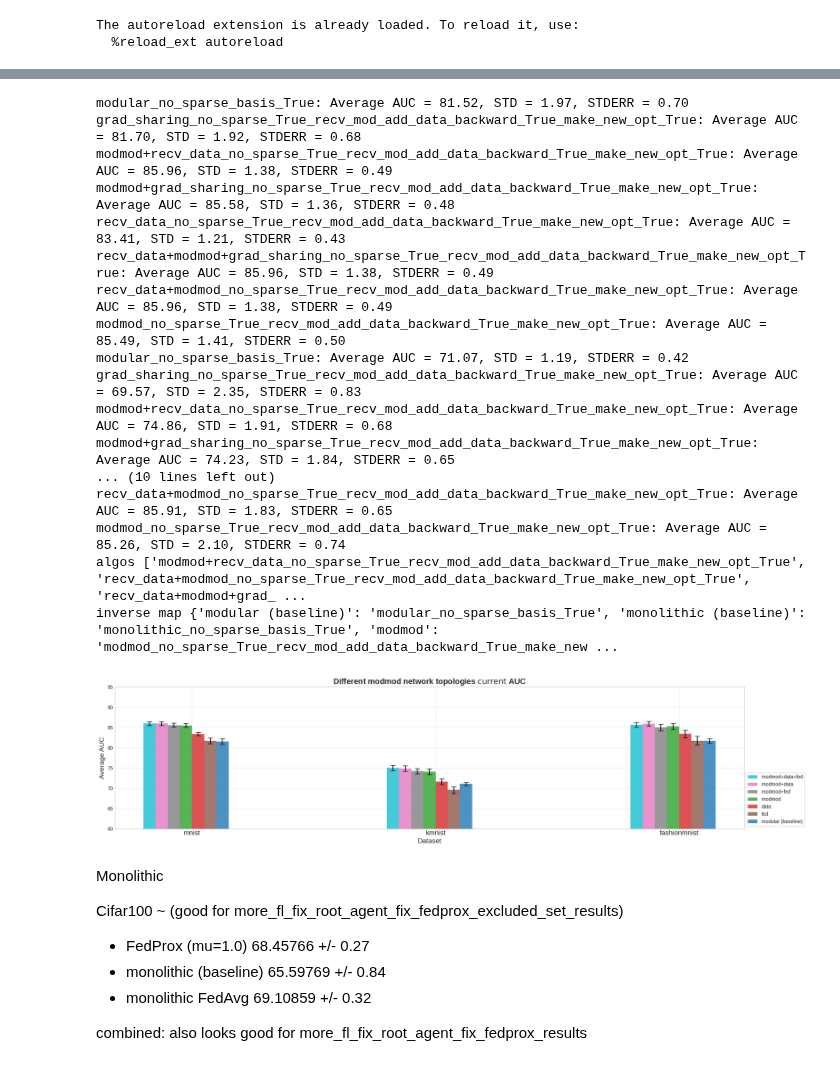
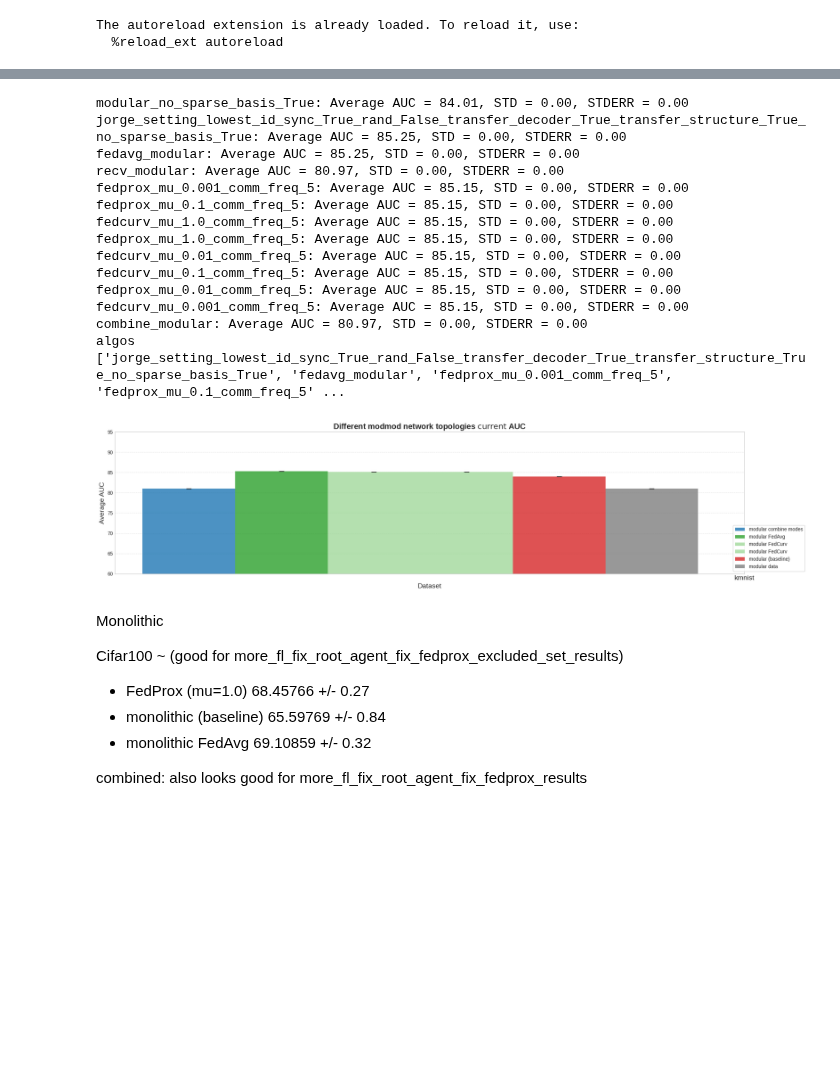
Before and after one commit to vlongle/learning-hive, a Jupyter notebook: plot_learning_curve.ipynb, the cells around one changed output, grey strips where cells are left out. Cells and saved outputs as stored; diff of their text form; code cells hidden in the pictures; blank space fills up the shorter version.

```diff
--- a/plot_learning_curve.ipynb
+++ b/plot_learning_curve.ipynb
@@ -53,8 +53,8 @@ def format_df_for_table(data_seed_aucs):
 # choices = ["all_avg", "modular_ablation", "modular", "monolithic", "modmod_budget", "fedavg_monolithic_budget" "fedavg_modular_budget" "recv_modular" "recv_monolithic"
 # "modmod_topology" "fedavg_modular_topology" "fedavg_monolithic_topology"]
 # what_to_plot = "all_avg"
-# what_to_plot = "modular"
-what_to_plot = "combine_modes_modular"
+what_to_plot = "modular"
+# what_to_plot = "combine_modes_modular"
 # what_to_plot = "modular_ablation"
 # what_to_plot = "monolithic"
 # what_to_plot = "recv_modular"
@@ -76,7 +76,7 @@ what_to_plot = "combine_modes_modular"
 datasets = ["mnist", "kmnist", "fashionmnist", "combined", "cifar100"]
 # datasets = ["combined"]
 datasets = ["mnist", "kmnist", "fashionmnist"]
-# datasets = ["kmnist"]
+datasets = ["kmnist"]
 # datasets = ["mnist"]
 # datasets = ["mnist", "kmnist"]
 # datasets = ["mnist", "combined"]
@@ -102,12 +102,13 @@ metric='test_acc'
 
 
 
-# seeds = [0]
 # tasks = [5]
 # tasks = [4]
 # tasks = [4]
 # tasks = [3,4]
 # agent_ids = ['agent_5']
+tasks=[3]
+seeds = [0]
 
 
 num_tryout_epochs = 20
@@ -389,8 +371,8 @@ remap_name = {
             # "jorge_setting_lowest_id_sync_False_rand_False_transfer_decoder_False_transfer_structure_True_no_sparse_basis_True": "transfer modules + structure (no sync)",
             #  "jorge_setting_lowest_id_sync_False_rand_False_transfer_decoder_True_transfer_structure_True_no_sparse_basis_True": "transfer modules + structure + decoder (no sync)",
 
-            #  "recv_modular": "modular data",
-            #  "fedavg_modular": "modular FedAvg",
+             "recv_modular": "modular data",
+             "fedavg_modular": "modular FedAvg",
 
 
 
@@ -398,8 +380,8 @@ remap_name = {
             # "fedavg_monolithic": "monolithic FedAvg",
 
 
-            # "combine_modular": "modular combine modes",
-            # "combine_monolithic": "monolithic combine modes",
+            "combine_modular": "modular combine modes",
+            "combine_monolithic": "monolithic combine modes",
 
             # 'tryout_epochs_20_max_modules_3_num_shared_modules_1_jorge_setting_lowest_task_id_wins_modmod_test_sync_base_True_opt_with_random_False_frozen_False_transfer_decoder_True_transfer_structure_True_no_sparse_basis_True': 'modmod (k=1)',
             # 'tryout_epochs_20_max_modules_3_num_shared_modules_2_jorge_setting_lowest_task_id_wins_modmod_test_sync_base_True_opt_with_random_False_frozen_False_transfer_decoder_True_transfer_structure_True_no_sparse_basis_True': 'modmod (k=2)',
@@ -478,11 +460,11 @@ remap_name = {
 #             # "fedprox_mu_0.1_comm_freq_5": "FedProx (mu=0.1)",
 #             # "fedprox_mu_1.0_comm_freq_5": "FedProx (mu=1.0)",
 
-# "fedcurv_mu_0.001_comm_freq_5": "monolithic FedCurv",
-# "fedcurv_mu_1.0_comm_freq_5": "monolithic FedCurv",
+"fedcurv_mu_0.001_comm_freq_5": "monolithic FedCurv",
+"fedcurv_mu_1.0_comm_freq_5": "monolithic FedCurv",
 
-# "fedcurv_mu_0.001_comm_freq_5": "modular FedCurv",
-# "fedcurv_mu_1.0_comm_freq_5": "modular FedCurv",
+"fedcurv_mu_0.001_comm_freq_5": "modular FedCurv",
+"fedcurv_mu_1.0_comm_freq_5": "modular FedCurv",
 
 # "fedcurv_mu_0.001_comm_freq_5": "FedCurv (mu=0.001)",
 # "fedcurv_mu_1.0_comm_freq_5": "FedCurv (mu=1.0)",
@@ -501,16 +483,16 @@ remap_name = {
 
 
 
-    'modmod_no_sparse_True_recv_mod_add_data_backward_True_make_new_opt_True': 'modmod',
-    'recv_data_no_sparse_True_recv_mod_add_data_backward_True_make_new_opt_True': 'data',
-    'grad_sharing_no_sparse_True_recv_mod_add_data_backward_True_make_new_opt_True': 'fed',
+    # 'modmod_no_sparse_True_recv_mod_add_data_backward_True_make_new_opt_True': 'modmod',
+    # 'recv_data_no_sparse_True_recv_mod_add_data_backward_True_make_new_opt_True': 'data',
+    # 'grad_sharing_no_sparse_True_recv_mod_add_data_backward_True_make_new_opt_True': 'fed',
 
 
-    'modmod+recv_data_no_sparse_True_recv_mod_add_data_backward_True_make_new_opt_True': 'modmod+data',
-    'modmod+grad_sharing_no_sparse_True_recv_mod_add_data_backward_True_make_new_opt_True': 'modmod+fed',
-    'recv_data+grad_sharing_no_sparse_True_recv_mod_add_data_backward_True_make_new_opt_True': 'data+fed',
+    # 'modmod+recv_data_no_sparse_True_recv_mod_add_data_backward_True_make_new_opt_True': 'modmod+data',
+    # 'modmod+grad_sharing_no_sparse_True_recv_mod_add_data_backward_True_make_new_opt_True': 'modmod+fed',
+    # 'recv_data+grad_sharing_no_sparse_True_recv_mod_add_data_backward_True_make_new_opt_True': 'data+fed',
 
-    'recv_data+modmod+grad_sharing_no_sparse_True_recv_mod_add_data_backward_True_make_new_opt_True' : 'modmod+data+fed',
+    # 'recv_data+modmod+grad_sharing_no_sparse_True_recv_mod_add_data_backward_True_make_new_opt_True' : 'modmod+data+fed',
 
 
              }
@@ -768,36 +759,32 @@ custom_algo_order = [
 # %%
 # plot_auc_combined(dataset_seed_aucs, remap_name=remap_name, colormap=colormap_alternative_0, mode=mode, save_fig_path=f'Figures/{what_to_plot}_auc.pdf',
 #                   bar_width=0.05,
 #                   custom_algo_order=custom_algo_order,
 #                   plot_prefix_name="Different FedAvg monolithic network topologies ",
 #                   error_type="sem")
 
 
 plot_auc_combined(dataset_seed_aucs, remap_name=remap_name, colormap=colormap, mode=mode, save_fig_path=f'Figures/{what_to_plot}_auc.pdf',
-                custom_algo_order=custom_algo_order,
                   bar_width=0.05,
                   plot_prefix_name="Different modmod network topologies ",
                   error_type="sem",
                   min_y=60, max_y=95, figsize=(20, 5))
 # %% [output]
-modular_no_sparse_basis_True: Average AUC = 81.52, STD = 1.97, STDERR = 0.70
-grad_sharing_no_sparse_True_recv_mod_add_data_backward_True_make_new_opt_True: Average AUC = 81.70, STD = 1.92, STDERR = 0.68
-modmod+recv_data_no_sparse_True_recv_mod_add_data_backward_True_make_new_opt_True: Average AUC = 85.96, STD = 1.38, STDERR = 0.49
-modmod+grad_sharing_no_sparse_True_recv_mod_add_data_backward_True_make_new_opt_True: Average AUC = 85.58, STD = 1.36, STDERR = 0.48
-recv_data_no_sparse_True_recv_mod_add_data_backward_True_make_new_opt_True: Average AUC = 83.41, STD = 1.21, STDERR = 0.43
-recv_data+modmod+grad_sharing_no_sparse_True_recv_mod_add_data_backward_True_make_new_opt_True: Average AUC = 85.96, STD = 1.38, STDERR = 0.49
-recv_data+modmod_no_sparse_True_recv_mod_add_data_backward_True_make_new_opt_True: Average AUC = 85.96, STD = 1.38, STDERR = 0.49
-modmod_no_sparse_True_recv_mod_add_data_backward_True_make_new_opt_True: Average AUC = 85.49, STD = 1.41, STDERR = 0.50
-modular_no_sparse_basis_True: Average AUC = 71.07, STD = 1.19, STDERR = 0.42
-grad_sharing_no_sparse_True_recv_mod_add_data_backward_True_make_new_opt_True: Average AUC = 69.57, STD = 2.35, STDERR = 0.83
-modmod+recv_data_no_sparse_True_recv_mod_add_data_backward_True_make_new_opt_True: Average AUC = 74.86, STD = 1.91, STDERR = 0.68
-modmod+grad_sharing_no_sparse_True_recv_mod_add_data_backward_True_make_new_opt_True: Average AUC = 74.23, STD = 1.84, STDERR = 0.65
-... (10 lines left out)
-recv_data+modmod_no_sparse_True_recv_mod_add_data_backward_True_make_new_opt_True: Average AUC = 85.91, STD = 1.83, STDERR = 0.65
-modmod_no_sparse_True_recv_mod_add_data_backward_True_make_new_opt_True: Average AUC = 85.26, STD = 2.10, STDERR = 0.74
-algos ['modmod+recv_data_no_sparse_True_recv_mod_add_data_backward_True_make_new_opt_True', 'recv_data+modmod_no_sparse_True_recv_mod_add_data_backward_True_make_new_opt_True', 'recv_data+modmod+grad_ ...
-inverse map {'modular (baseline)': 'modular_no_sparse_basis_True', 'monolithic (baseline)': 'monolithic_no_sparse_basis_True', 'modmod': 'modmod_no_sparse_True_recv_mod_add_data_backward_True_make_new ...
+modular_no_sparse_basis_True: Average AUC = 84.01, STD = 0.00, STDERR = 0.00
+jorge_setting_lowest_id_sync_True_rand_False_transfer_decoder_True_transfer_structure_True_no_sparse_basis_True: Average AUC = 85.25, STD = 0.00, STDERR = 0.00
+fedavg_modular: Average AUC = 85.25, STD = 0.00, STDERR = 0.00
+recv_modular: Average AUC = 80.97, STD = 0.00, STDERR = 0.00
+fedprox_mu_0.001_comm_freq_5: Average AUC = 85.15, STD = 0.00, STDERR = 0.00
+fedprox_mu_0.1_comm_freq_5: Average AUC = 85.15, STD = 0.00, STDERR = 0.00
+fedcurv_mu_1.0_comm_freq_5: Average AUC = 85.15, STD = 0.00, STDERR = 0.00
+fedprox_mu_1.0_comm_freq_5: Average AUC = 85.15, STD = 0.00, STDERR = 0.00
+fedcurv_mu_0.01_comm_freq_5: Average AUC = 85.15, STD = 0.00, STDERR = 0.00
+fedcurv_mu_0.1_comm_freq_5: Average AUC = 85.15, STD = 0.00, STDERR = 0.00
+fedprox_mu_0.01_comm_freq_5: Average AUC = 85.15, STD = 0.00, STDERR = 0.00
+fedcurv_mu_0.001_comm_freq_5: Average AUC = 85.15, STD = 0.00, STDERR = 0.00
+combine_modular: Average AUC = 80.97, STD = 0.00, STDERR = 0.00
+algos ['jorge_setting_lowest_id_sync_True_rand_False_transfer_decoder_True_transfer_structure_True_no_sparse_basis_True', 'fedavg_modular', 'fedprox_mu_0.001_comm_freq_5', 'fedprox_mu_0.1_comm_freq_5' ...
-[figure, old version]
+[figure, new version]
 # %% [markdown]
 Monolithic
 
```
Also changed, not shown: parts of 4 cells of this notebook, 9 other files.
